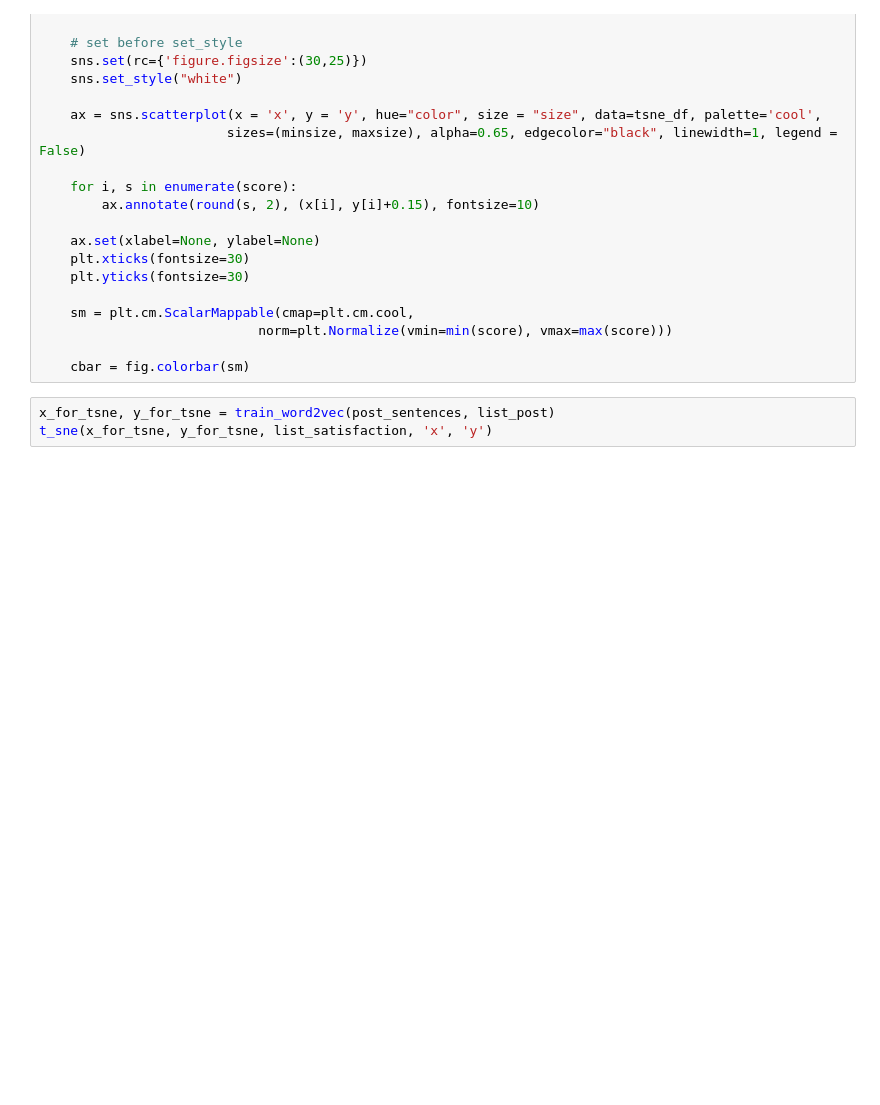
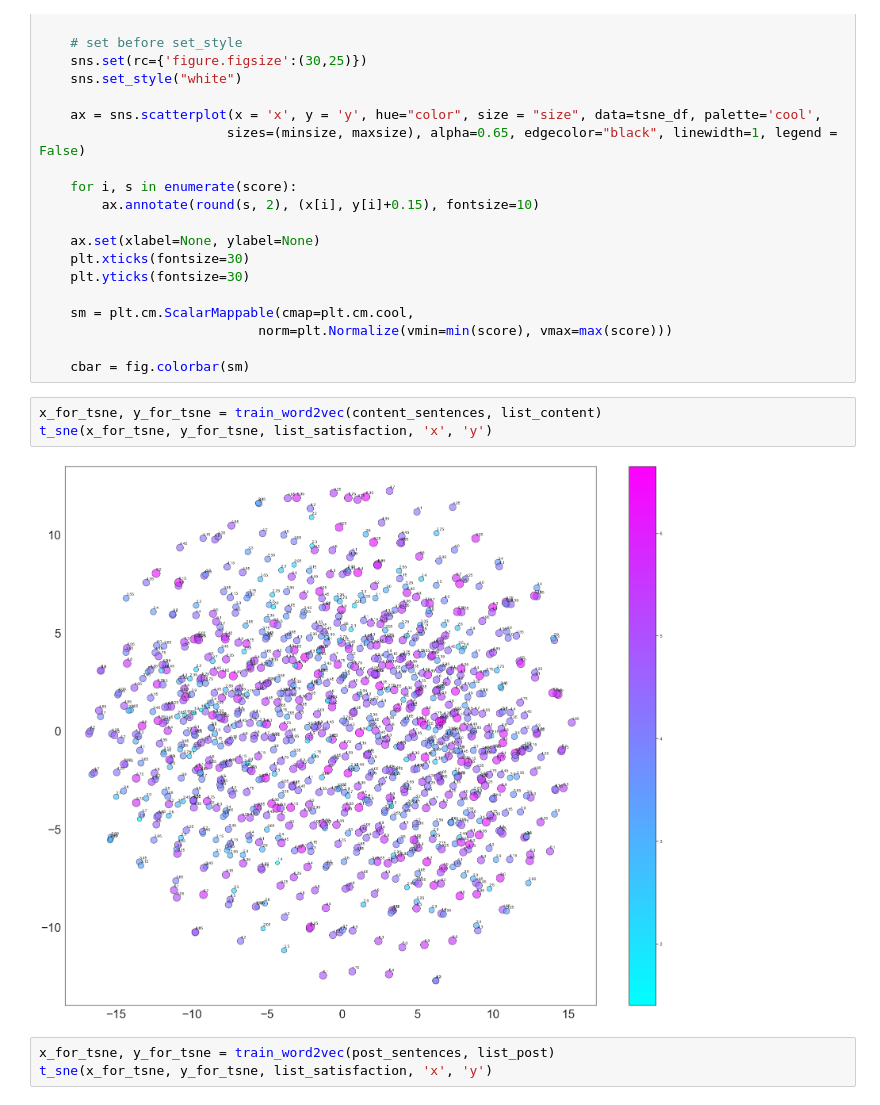
Before and after one commit to tr0up2r/satisfaction-classifier-with-xai, a Jupyter notebook: word2vec.ipynb, the cells around one changed output. Saved outputs shown, nothing was run; the diff lists cells and outputs as text; blank space fills up the shorter version.

```diff
--- a/word2vec.ipynb
+++ b/word2vec.ipynb
@@ -110,6 +110,11 @@ def t_sne(x, y, score, xlabel, ylabel):
                             norm=plt.Normalize(vmin=min(score), vmax=max(score)))
 
     cbar = fig.colorbar(sm)
+# %%
+x_for_tsne, y_for_tsne = train_word2vec(content_sentences, list_content)
+t_sne(x_for_tsne, y_for_tsne, list_satisfaction, 'x', 'y')
+# %% [output]
+[figure, added]
 # %%
 x_for_tsne, y_for_tsne = train_word2vec(post_sentences, list_post)
 t_sne(x_for_tsne, y_for_tsne, list_satisfaction, 'x', 'y')
```
Also changed, not shown: 2 other files.
